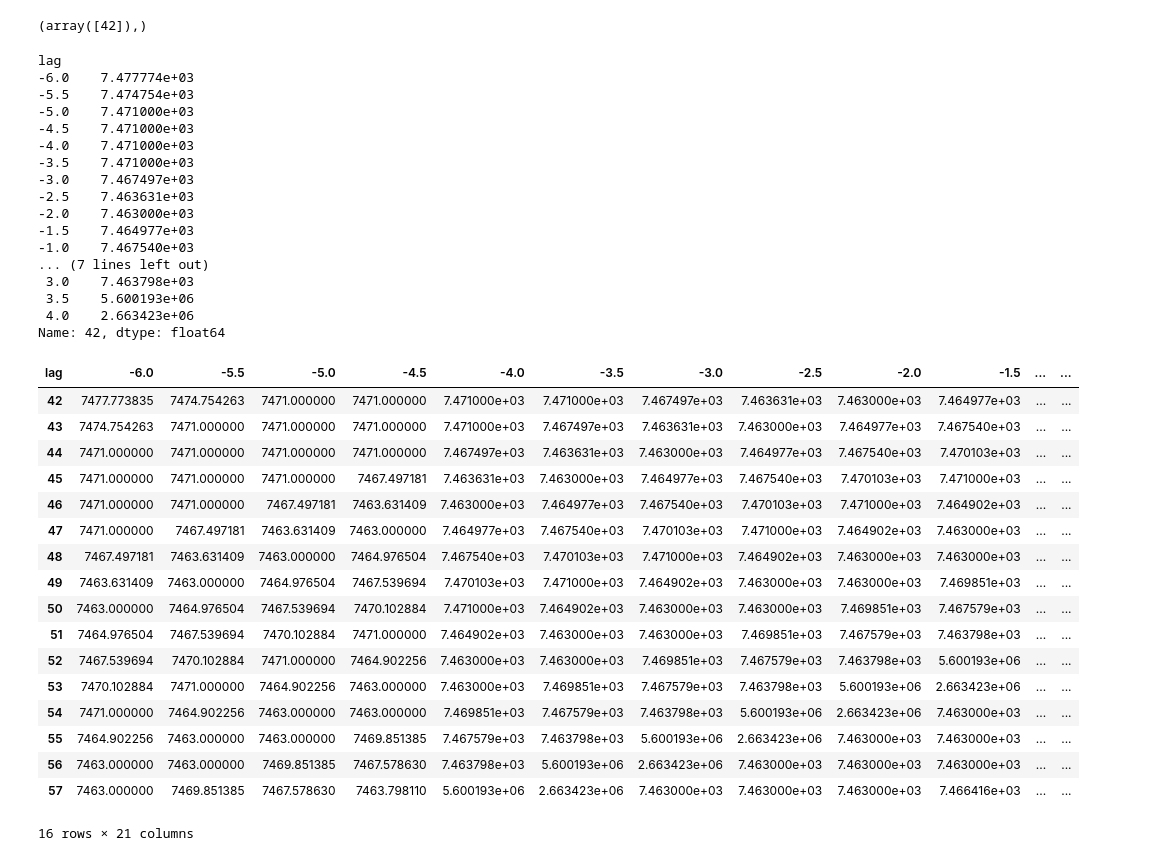
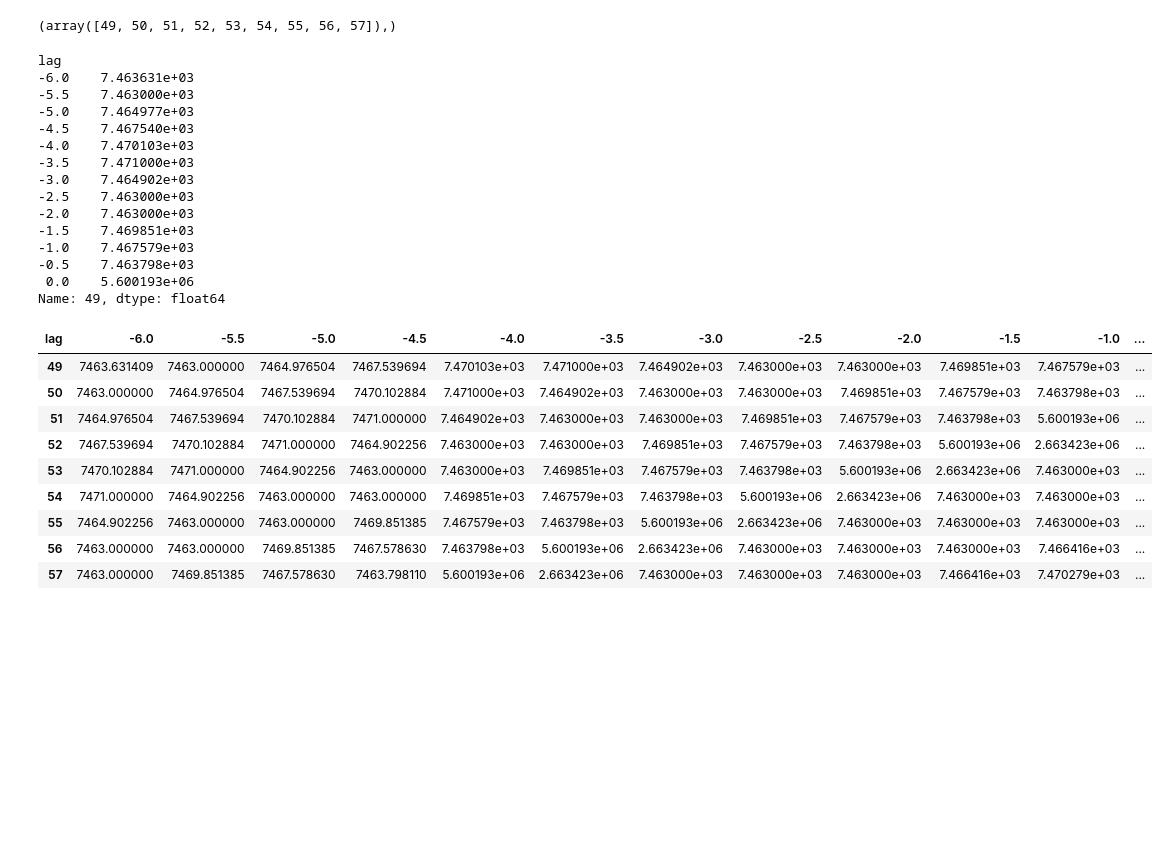
Before and after one commit to NdSv94/MinMax94, a Jupyter notebook: src/figures unsupervised learning.ipynb, the cells around one changed output. Cells and saved outputs as stored; diff of their text form; code cells hidden in the pictures; blank space fills up the shorter version.

```diff
--- a/src/figures unsupervised learning.ipynb
+++ b/src/figures unsupervised learning.ipynb
@@ -455,0 +102,6 @@ TypeError: 'Int64Index' object is not callable
+# %%
+final = pd.read_csv("past_and_current?dl=0", tupleize_cols=True, header=[0, 1], skipinitialspace=False, index_col=[0])
+final.columns = pd.MultiIndex.from_tuples(final.columns)
+col2 = final.columns
+
+col2
@@ -508,52 +167,42 @@ pca = PCA(n_components= 2)
 X_pca_pr = pca.fit_transform(X_scaled_pr)
 
 
-itemindex = np.where(X_pca_pr[:,0] > 150)
+itemindex = np.where(X_pca_pr[:,0] > 60)
 itemindex
 # %% [output]
-(array([42]),)
+(array([49, 50, 51, 52, 53, 54, 55, 56, 57]),)
 # %%
-df.iloc[42]
+df.iloc[49]
 # %% [output]
 lag
--6.0    7.477774e+03
--5.5    7.474754e+03
--5.0    7.471000e+03
--4.5    7.471000e+03
--4.0    7.471000e+03
+-6.0    7.463631e+03
+-5.5    7.463000e+03
+-5.0    7.464977e+03
+-4.5    7.467540e+03
+-4.0    7.470103e+03
 -3.5    7.471000e+03
--3.0    7.467497e+03
--2.5    7.463631e+03
+-3.0    7.464902e+03
+-2.5    7.463000e+03
 -2.0    7.463000e+03
--1.5    7.464977e+03
--1.0    7.467540e+03
-... (7 lines left out)
- 3.0    7.463798e+03
- 3.5    5.600193e+06
- 4.0    2.663423e+06
-Name: 42, dtype: float64
+-1.5    7.469851e+03
+-1.0    7.467579e+03
+-0.5    7.463798e+03
+ 0.0    5.600193e+06
+Name: 49, dtype: float64
 # %%
 df = final['data_pressure']
-df.iloc[42:58]
+df.iloc[49:58]
 # %% [output]
-| lag | -6.0 | -5.5 | -5.0 | -4.5 | -4.0 | -3.5 | -3.0 | -2.5 | -2.0 | -1.5 | ... | ... |
-| 42 | 7477.773835 | 7474.754263 | 7471.000000 | 7471.000000 | 7.471000e+03 | 7.471000e+03 | 7.467497e+03 | 7.463631e+03 | 7.463000e+03 | 7.464977e+03 | ... | ... |
-| 43 | 7474.754263 | 7471.000000 | 7471.000000 | 7471.000000 | 7.471000e+03 | 7.467497e+03 | 7.463631e+03 | 7.463000e+03 | 7.464977e+03 | 7.467540e+03 | ... | ... |
-| 44 | 7471.000000 | 7471.000000 | 7471.000000 | 7471.000000 | 7.467497e+03 | 7.463631e+03 | 7.463000e+03 | 7.464977e+03 | 7.467540e+03 | 7.470103e+03 | ... | ... |
-| 45 | 7471.000000 | 7471.000000 | 7471.000000 | 7467.497181 | 7.463631e+03 | 7.463000e+03 | 7.464977e+03 | 7.467540e+03 | 7.470103e+03 | 7.471000e+03 | ... | ... |
-| 46 | 7471.000000 | 7471.000000 | 7467.497181 | 7463.631409 | 7.463000e+03 | 7.464977e+03 | 7.467540e+03 | 7.470103e+03 | 7.471000e+03 | 7.464902e+03 | ... | ... |
-| 47 | 7471.000000 | 7467.497181 | 7463.631409 | 7463.000000 | 7.464977e+03 | 7.467540e+03 | 7.470103e+03 | 7.471000e+03 | 7.464902e+03 | 7.463000e+03 | ... | ... |
-| 48 | 7467.497181 | 7463.631409 | 7463.000000 | 7464.976504 | 7.467540e+03 | 7.470103e+03 | 7.471000e+03 | 7.464902e+03 | 7.463000e+03 | 7.463000e+03 | ... | ... |
-| 49 | 7463.631409 | 7463.000000 | 7464.976504 | 7467.539694 | 7.470103e+03 | 7.471000e+03 | 7.464902e+03 | 7.463000e+03 | 7.463000e+03 | 7.469851e+03 | ... | ... |
-| 50 | 7463.000000 | 7464.976504 | 7467.539694 | 7470.102884 | 7.471000e+03 | 7.464902e+03 | 7.463000e+03 | 7.463000e+03 | 7.469851e+03 | 7.467579e+03 | ... | ... |
-| 51 | 7464.976504 | 7467.539694 | 7470.102884 | 7471.000000 | 7.464902e+03 | 7.463000e+03 | 7.463000e+03 | 7.469851e+03 | 7.467579e+03 | 7.463798e+03 | ... | ... |
-| 52 | 7467.539694 | 7470.102884 | 7471.000000 | 7464.902256 | 7.463000e+03 | 7.463000e+03 | 7.469851e+03 | 7.467579e+03 | 7.463798e+03 | 5.600193e+06 | ... | ... |
-| 53 | 7470.102884 | 7471.000000 | 7464.902256 | 7463.000000 | 7.463000e+03 | 7.469851e+03 | 7.467579e+03 | 7.463798e+03 | 5.600193e+06 | 2.663423e+06 | ... | ... |
-| 54 | 7471.000000 | 7464.902256 | 7463.000000 | 7463.000000 | 7.469851e+03 | 7.467579e+03 | 7.463798e+03 | 5.600193e+06 | 2.663423e+06 | 7.463000e+03 | ... | ... |
-| 55 | 7464.902256 | 7463.000000 | 7463.000000 | 7469.851385 | 7.467579e+03 | 7.463798e+03 | 5.600193e+06 | 2.663423e+06 | 7.463000e+03 | 7.463000e+03 | ... | ... |
-| 56 | 7463.000000 | 7463.000000 | 7469.851385 | 7467.578630 | 7.463798e+03 | 5.600193e+06 | 2.663423e+06 | 7.463000e+03 | 7.463000e+03 | 7.463000e+03 | ... | ... |
-| 57 | 7463.000000 | 7469.851385 | 7467.578630 | 7463.798110 | 5.600193e+06 | 2.663423e+06 | 7.463000e+03 | 7.463000e+03 | 7.463000e+03 | 7.466416e+03 | ... | ... |
+| lag | -6.0 | -5.5 | -5.0 | -4.5 | -4.0 | -3.5 | -3.0 | -2.5 | -2.0 | -1.5 | -1.0 | ... |
+| 49 | 7463.631409 | 7463.000000 | 7464.976504 | 7467.539694 | 7.470103e+03 | 7.471000e+03 | 7.464902e+03 | 7.463000e+03 | 7.463000e+03 | 7.469851e+03 | 7.467579e+03 | ... |
+| 50 | 7463.000000 | 7464.976504 | 7467.539694 | 7470.102884 | 7.471000e+03 | 7.464902e+03 | 7.463000e+03 | 7.463000e+03 | 7.469851e+03 | 7.467579e+03 | 7.463798e+03 | ... |
+| 51 | 7464.976504 | 7467.539694 | 7470.102884 | 7471.000000 | 7.464902e+03 | 7.463000e+03 | 7.463000e+03 | 7.469851e+03 | 7.467579e+03 | 7.463798e+03 | 5.600193e+06 | ... |
+| 52 | 7467.539694 | 7470.102884 | 7471.000000 | 7464.902256 | 7.463000e+03 | 7.463000e+03 | 7.469851e+03 | 7.467579e+03 | 7.463798e+03 | 5.600193e+06 | 2.663423e+06 | ... |
+| 53 | 7470.102884 | 7471.000000 | 7464.902256 | 7463.000000 | 7.463000e+03 | 7.469851e+03 | 7.467579e+03 | 7.463798e+03 | 5.600193e+06 | 2.663423e+06 | 7.463000e+03 | ... |
+| 54 | 7471.000000 | 7464.902256 | 7463.000000 | 7463.000000 | 7.469851e+03 | 7.467579e+03 | 7.463798e+03 | 5.600193e+06 | 2.663423e+06 | 7.463000e+03 | 7.463000e+03 | ... |
+| 55 | 7464.902256 | 7463.000000 | 7463.000000 | 7469.851385 | 7.467579e+03 | 7.463798e+03 | 5.600193e+06 | 2.663423e+06 | 7.463000e+03 | 7.463000e+03 | 7.463000e+03 | ... |
+| 56 | 7463.000000 | 7463.000000 | 7469.851385 | 7467.578630 | 7.463798e+03 | 5.600193e+06 | 2.663423e+06 | 7.463000e+03 | 7.463000e+03 | 7.463000e+03 | 7.466416e+03 | ... |
+| 57 | 7463.000000 | 7469.851385 | 7467.578630 | 7463.798110 | 5.600193e+06 | 2.663423e+06 | 7.463000e+03 | 7.463000e+03 | 7.463000e+03 | 7.466416e+03 | 7.470279e+03 | ... |
-16 rows × 21 columns
 # %%
 df = final['data_pressure']
 
```
Also changed, not shown: parts of 31 cells of this notebook.
